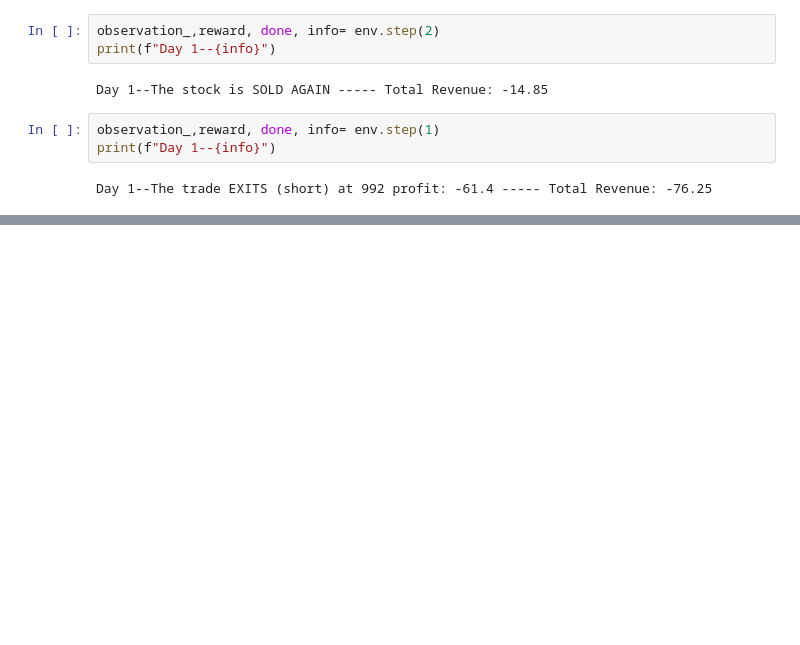
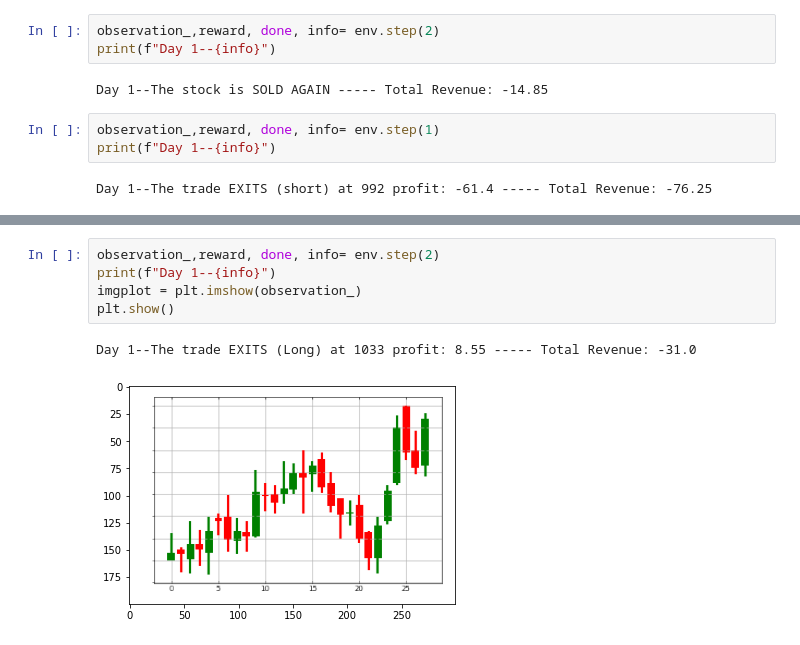
Before and after one commit to AntoniSkup/Winegold-Technologies, a Jupyter notebook: Alpha/main_execution.ipynb, the cells around one changed output, grey strips where cells are left out. Drawn from its saved outputs; the diff is of its cells as text; blank space fills up the shorter version.

```diff
--- a/Alpha/main_execution.ipynb
+++ b/Alpha/main_execution.ipynb
@@ -120,0 +147,8 @@ Day 1--The trade EXITS (short) at 992 profit: -61.4 ----- Total Revenue: -76.25
+# %%
+observation_,reward, done, info= env.step(2)
+print(f"Day 1--{info}")
+imgplot = plt.imshow(observation_)
+plt.show()
+# %% [output]
+Day 1--The trade EXITS (Long) at 1033 profit: 8.55 ----- Total Revenue: -31.0
+[figure, added]
```
Also changed, not shown: parts of 6 cells of this notebook, 1 other file.
